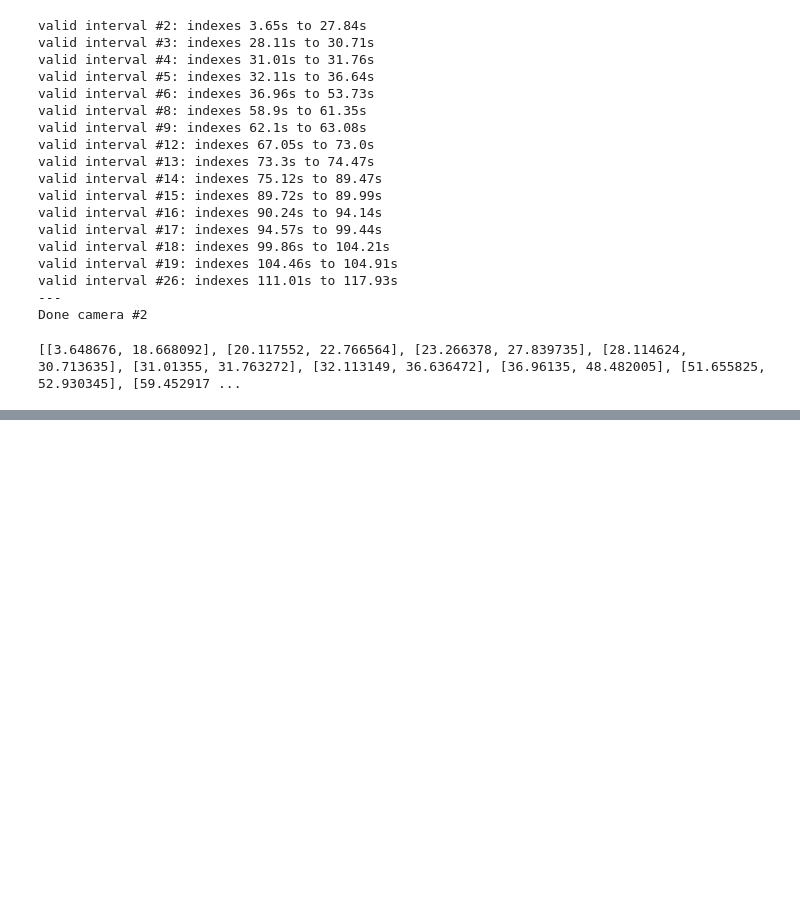
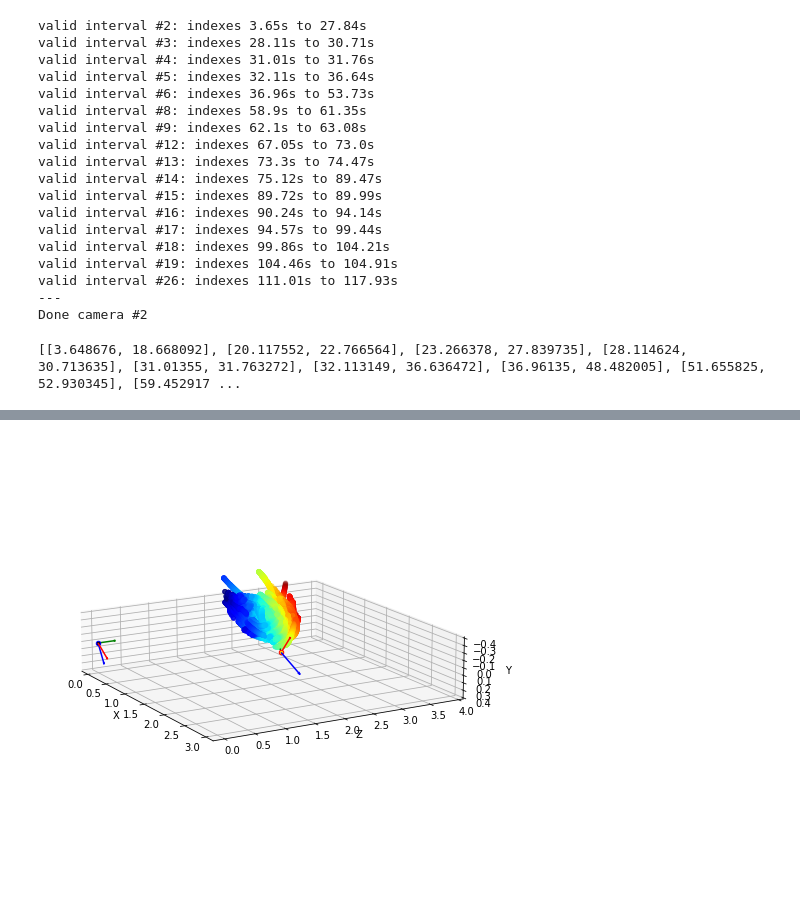
Before and after one commit to debOliveira/MoCapRasp, a Jupyter notebook: central/debug.ipynb, the cells around one changed output, grey strips where cells are left out. Saved outputs shown, nothing was run; the diff lists cells and outputs as text; code cells hidden in the pictures; blank space fills up the shorter version.

```diff
--- a/central/debug.ipynb
+++ b/central/debug.ipynb
@@ -356,0 +439,40 @@ Images distant more than 1% from the real value = 1094/3208
+# %%
+# plot 3d map
+fig = plt.figure(figsize=(8, 8))
+ax = plt.axes(projection='3d')
+ax.set_xlim(-0.1, 3.1)
+ax.set_zlim(-0.4, 0.4)
+ax.set_ylim(-0.1, 4)
+ax.set_xlabel('X')
+ax.set_ylabel('Z')
+ax.set_zlabel('Y')
+scale = 0.3
+x,y,z = np.array([scale, 0, 0]), np.array([0, scale, 0]),np.array([0, 0, scale])
+# rotate second camera to the same plane
+t_aux = np.matmul(-t, R)*lamb/100
+theta = np.arctan2(t_aux[0][1],t_aux[0][0])
+Rz = np.array([[np.cos(-theta),np.sin(-theta),0], [np.sin(-theta), np.cos(-theta),0], [0,0,1]])
+x,y,z = np.matmul(Rz, x),np.matmul(Rz, y),np.matmul(Rz, z)
+ax.quiver(0, 0, 0, x[0], x[2], x[1], arrow_length_ratio=0.1, edgecolors="r")
+ax.quiver(0, 0, 0, y[0], y[2], y[1], arrow_length_ratio=0.1, edgecolors="b")
+ax.quiver(0, 0, 0, z[0], z[2], z[1], arrow_length_ratio=0.1, edgecolors="g")
+ax.scatter(0, 0, 0, edgecolor="blue", facecolor="black")
+x,y,z = np.array([scale, 0, 0]), np.array([0, scale, 0]),np.array([0, 0, scale])
+x,y,z = np.matmul(R.T, x),np.matmul(R.T, y),np.matmul(R.T, z)
+x,y,z = np.matmul(Rz, x),np.matmul(Rz, y),np.matmul(Rz, z)
+t_new,points3d_new = np.matmul(Rz,t_aux.T).T,np.matmul(Rz,points3d.T).T
+ax.quiver(t_new[0][0], t_new[0][2], t_new[0][1], x[0], x[2], x[1], arrow_length_ratio=0.1, edgecolors="r")
+ax.quiver(t_new[0][0], t_new[0][2], t_new[0][1], y[0], y[2], y[1], arrow_length_ratio=0.1, edgecolors="b")
+ax.quiver(t_new[0][0], t_new[0][2], t_new[0][1], z[0], z[2], z[1], arrow_length_ratio=0.1, edgecolors="g")
+ax.scatter(t_new[0][0], t_new[0][2], t_new[0][1], edgecolor="r", facecolor="gold")
+cmhot = plt.get_cmap("jet")
+#ax.view_init(elev=0, azim=-90)  # -37.5,30
+#ax.view_init(elev=-70, azim=-120)  # -37.5,30
+ax.view_init(elev=15, azim=-30)  # -37.5,30
+ax.scatter(points3d_new[:, 0]*lamb/100, points3d_new[:, 2]*lamb/100, points3d_new[:, 1]*lamb/100, c=points3d_new[:, 2], cmap=cmhot)
+plt.gca().invert_zaxis()
+ax.get_proj = lambda: np.dot(Axes3D.get_proj(ax), np.diag([1., 1., .3, 1.]))
+plt.draw()
+plt.show()
+# %% [output]
+[figure, added]
```
Also changed, not shown: parts of 4 cells of this notebook.
